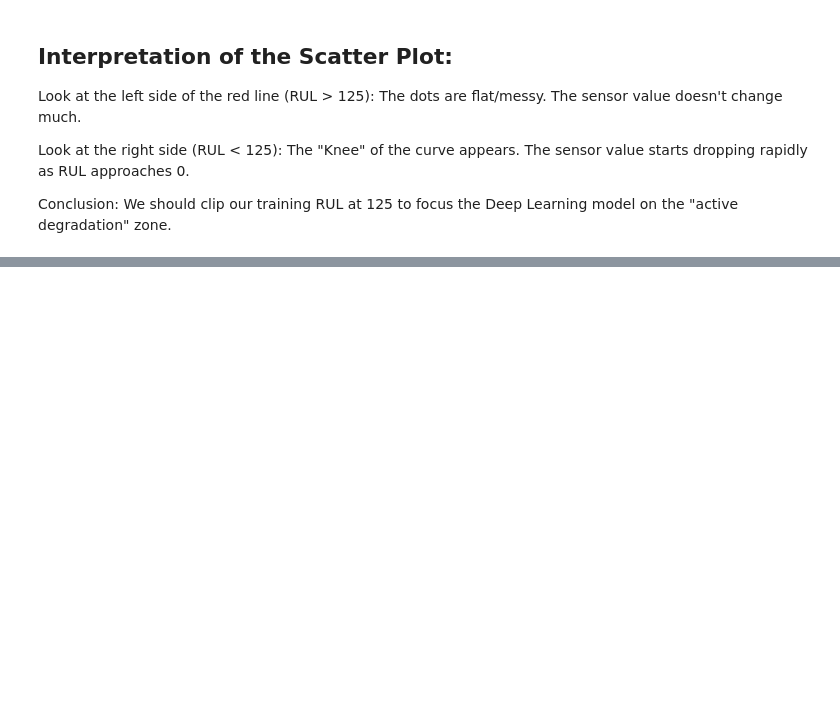
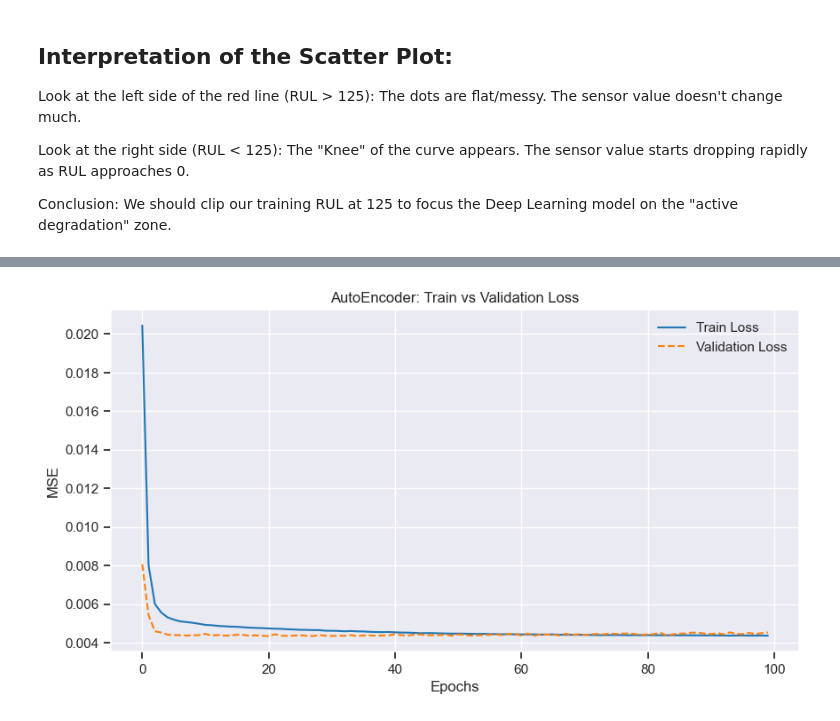
Before and after one commit to SinghNayanKumar/NASA-turbofan-RUL, a Jupyter notebook: notebooks/EDA.ipynb, the cells around one changed output, grey strips where cells are left out. Saved outputs shown, nothing was run; the diff lists cells and outputs as text; code cells hidden in the pictures; blank space fills up the shorter version.

```diff
--- a/notebooks/EDA.ipynb
+++ b/notebooks/EDA.ipynb
@@ -300,0 +350,6 @@ Based on this analysis, here is the plan for the Model Building phase:
+# %%
+from sklearn.preprocessing import MinMaxScaler
+
+# Define which columns are features (exclude ID and RUL)
+features = [c for c in df_clean.columns if c not in ['unit_nr', 'time_cycles', 'RUL']]
+print(f"Training on {len(features)} sensors: {features}")
@@ -300,0 +403,11 @@ Based on this analysis, here is the plan for the Model Building phase:
+# %%
+# Filter for Healthy Data (for AutoEncoder training)
+# We only want rows where the engine still has a lot of life left.
+X_train_ae = df_clean[df_clean['RUL'] > 120][features]
+
+# We also need a "Validation" set of healthy data to check model performance during training
+# We'll simple take 10% of this healthy data later in the model.fit() command.
+
+print(f"Total Training Samples: {len(df_clean)}")
+print(f"Healthy Samples for AutoEncoder: {len(X_train_ae)}")
+print(f"Input Shape for AutoEncoder: {X_train_ae.shape}")
@@ -300,0 +418,3 @@ Based on this analysis, here is the plan for the Model Building phase:
+# %%
+from sklearn.model_selection import train_test_split
+X_train_ae, X_val_ae = train_test_split(X_train_ae, test_size=0.1, random_state=42)
@@ -300,0 +543,59 @@ Based on this analysis, here is the plan for the Model Building phase:
+# %%
+# Hyperparameters
+num_epochs = 100
+learning_rate = 1e-3
+criterion = nn.MSELoss()
+optimizer = optim.Adam(ae_model.parameters(), lr=learning_rate)
+
+# Training Loop
+train_losses = []
+val_losses = []
+
+print("Starting Robust Training...")
+
+for epoch in range(num_epochs):
+    # --- Training Phase ---
+    ae_model.train() # Enable Dropout/BatchNorm
+    running_loss = 0.0
+
+    for inputs, targets in train_loader:
+        inputs, targets = inputs.to(device), targets.to(device)
+
+        optimizer.zero_grad()
+        outputs = ae_model(inputs)
+        loss = criterion(outputs, targets)
+        loss.backward()
+        optimizer.step()
+
+        running_loss += loss.item()
+
+    avg_train_loss = running_loss / len(train_loader)
+    train_losses.append(avg_train_loss)
+
+    # --- Validation Phase ---
+    ae_model.eval() # Disable Dropout/BatchNorm
+    running_val_loss = 0.0
+
+    with torch.no_grad(): # No gradients needed for validation
+        for inputs, targets in val_loader:
+            inputs, targets = inputs.to(device), targets.to(device)
+            outputs = ae_model(inputs)
+            loss = criterion(outputs, targets)
+            running_val_loss += loss.item()
+
+    avg_val_loss = running_val_loss / len(val_loader)
+    val_losses.append(avg_val_loss)
+
+    if (epoch+1) % 10 == 0:
+        print(f"Epoch [{epoch+1}/{num_epochs}] | Train Loss: {avg_train_loss:.6f} | Val Loss: {avg_val_loss:.6f}")
+
+# Plot Results
+plt.figure(figsize=(10,5))
+plt.plot(train_losses, label='Train Loss')
+plt.plot(val_losses, label='Validation Loss', linestyle='--')
+plt.title("AutoEncoder: Train vs Validation Loss")
+plt.xlabel("Epochs")
+plt.ylabel("MSE")
+plt.legend()
+plt.show()
+# %% [output]
@@ -300,0 +613 @@ Based on this analysis, here is the plan for the Model Building phase:
+[figure, added]
```
Also changed, not shown: parts of 38 cells of this notebook.
